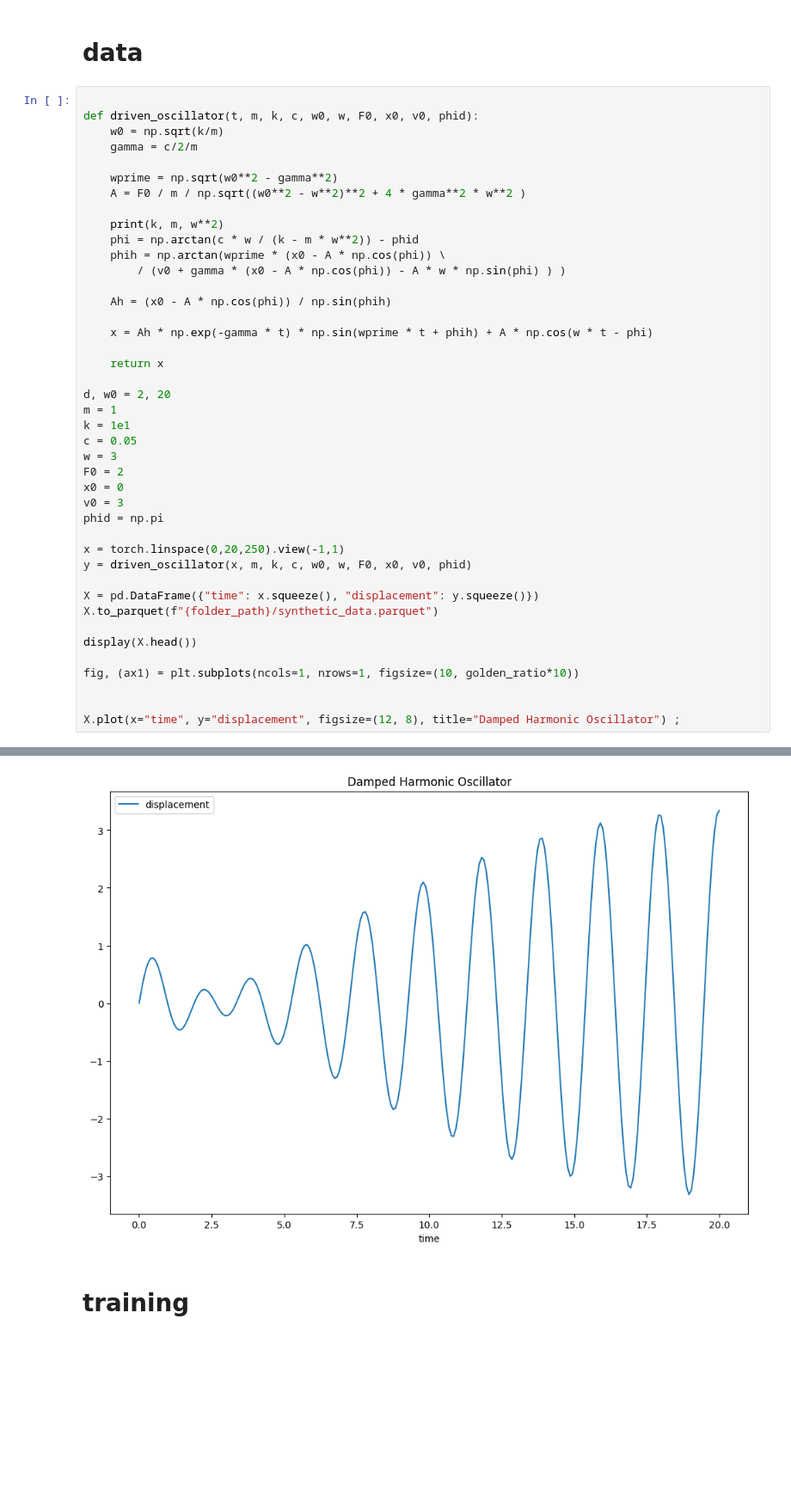
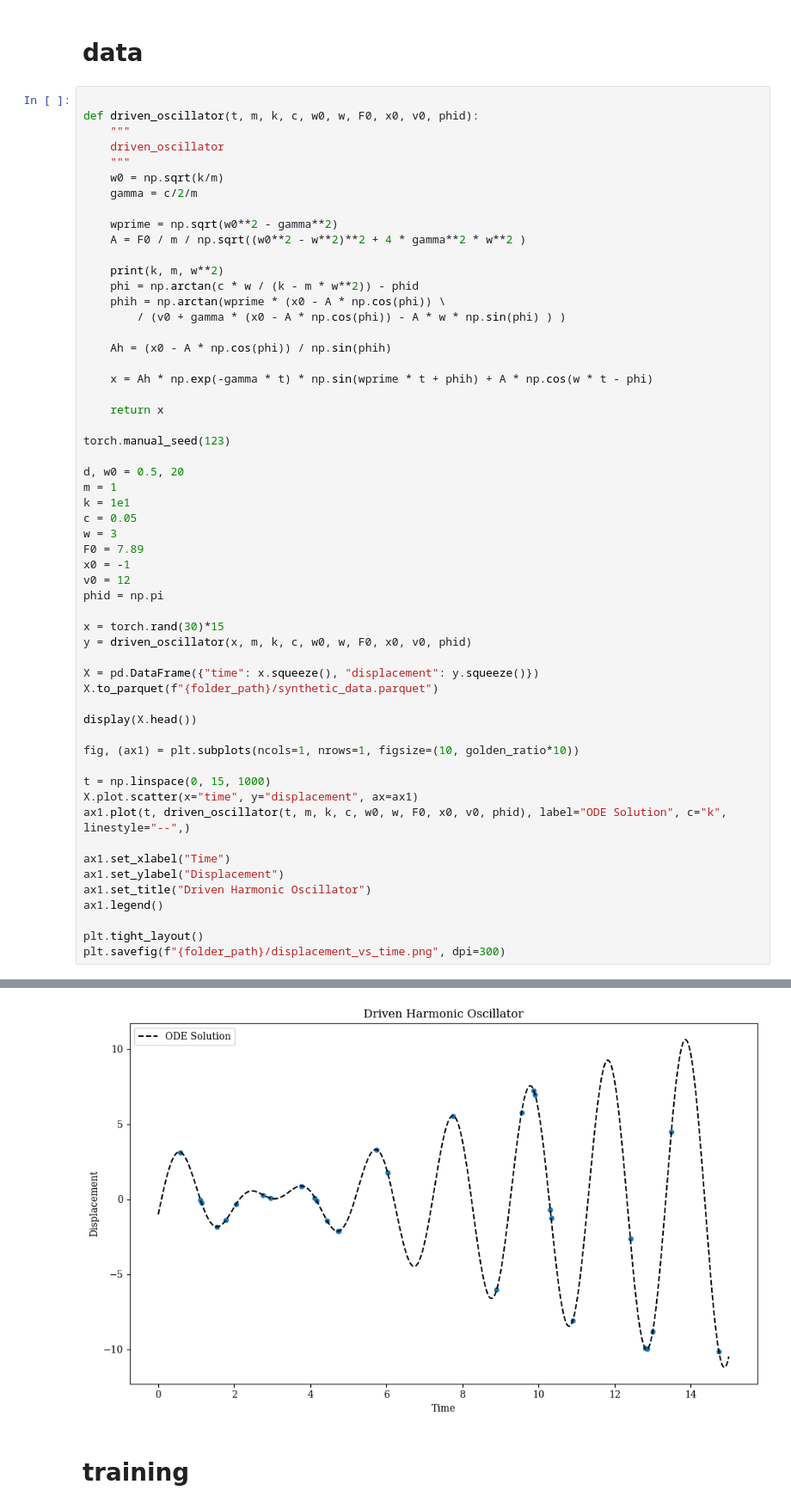
Before and after one commit to thiagodsd/ppgcc-deep-learning-pinn, a Jupyter notebook: notebooks/driven_harmonic_oscillator.ipynb, the cells around one changed output, grey strips where cells are left out. Shown at 86% size. Drawn from its saved outputs; the diff is of its cells as text; blank space fills up the shorter version.

```diff
--- a/notebooks/driven_harmonic_oscillator.ipynb
+++ b/notebooks/driven_harmonic_oscillator.ipynb
@@ -75,6 +73,9 @@ $$ \ddot{x} + \frac{\mu}{m} \dot{x} + \frac{k}{m} x = 0 $$
 # %%
 
 def driven_oscillator(t, m, k, c, w0, w, F0, x0, v0, phid):
+    """
+    driven_oscillator
+    """
     w0 = np.sqrt(k/m)
     gamma = c/2/m
 
@@ -92,17 +93,19 @@ def driven_oscillator(t, m, k, c, w0, w, F0, x0, v0, phid):
 
     return x
 
-d, w0 = 2, 20
+torch.manual_seed(123)
+
+d, w0 = 0.5, 20
 m = 1
 k = 1e1
 c = 0.05
 w = 3
-F0 = 2
-x0 = 0
-v0 = 3
+F0 = 7.89
+x0 = -1
+v0 = 12
 phid = np.pi
 
-x = torch.linspace(0,20,250).view(-1,1)
+x = torch.rand(30)*15
 y = driven_oscillator(x, m, k, c, w0, w, F0, x0, v0, phid)
 
 X = pd.DataFrame({"time": x.squeeze(), "displacement": y.squeeze()})
@@ -112,6 +115,15 @@ display(X.head())
 
 fig, (ax1) = plt.subplots(ncols=1, nrows=1, figsize=(10, golden_ratio*10))
 
+t = np.linspace(0, 15, 1000)
+X.plot.scatter(x="time", y="displacement", ax=ax1)
+ax1.plot(t, driven_oscillator(t, m, k, c, w0, w, F0, x0, v0, phid), label="ODE Solution", c="k", linestyle="--",)
 
-X.plot(x="time", y="displacement", figsize=(12, 8), title="Damped Harmonic Oscillator") ;
+ax1.set_xlabel("Time")
+ax1.set_ylabel("Displacement")
+ax1.set_title("Driven Harmonic Oscillator")
+ax1.legend()
+
+plt.tight_layout()
+plt.savefig(f"{folder_path}/displacement_vs_time.png", dpi=300)
 # %% [output]
@@ -126,4 +138,4 @@ wprime = 3.1621788374473705
-[figure, old version]
+[figure, new version]
 # %% [markdown]
 # training
 # %%
```
Also changed, not shown: parts of 14 cells of this notebook, 30 other files.
